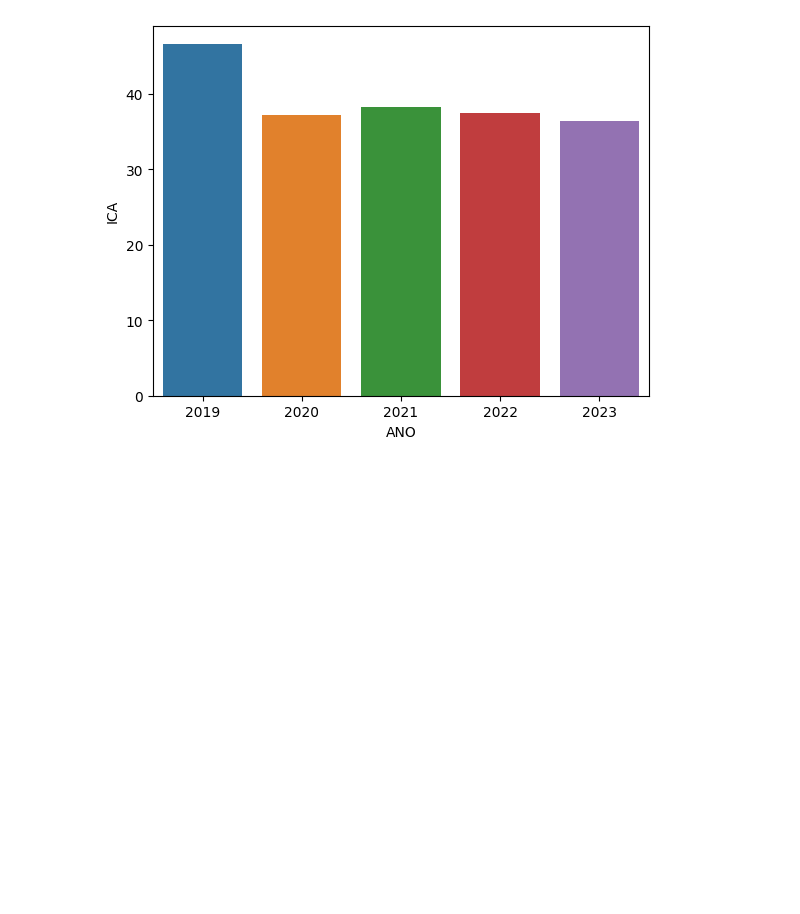
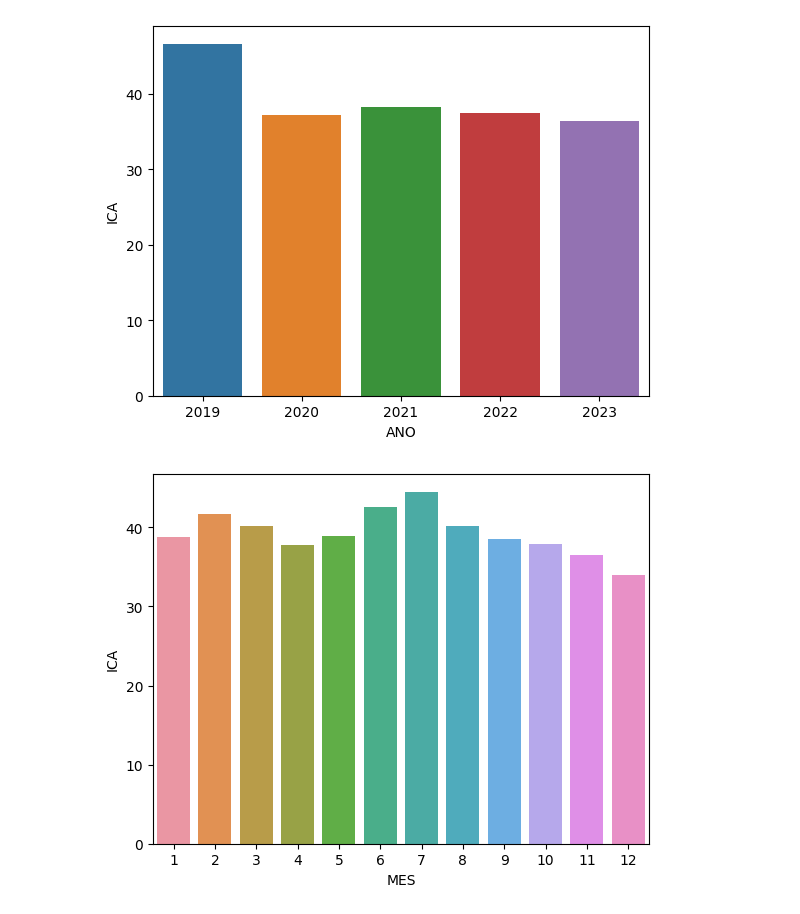
Before and after one commit to EmmaMontalban/grupo1_analisis, a Jupyter notebook: notebooks/5.Analisis_bivariante.ipynb, the cells around one changed output. Cells and saved outputs as stored; diff of their text form; code cells hidden in the pictures; blank space fills up the shorter version.

```diff
--- a/notebooks/5.Analisis_bivariante.ipynb
+++ b/notebooks/5.Analisis_bivariante.ipynb
@@ -37,3 +55,8 @@ df_ica_ano = df1.groupby('ANO')['ICA'].mean().reset_index()
 ax = sns.barplot(data=df_ica_ano, x='ANO', y='ICA')
 # %% [output]
 [figure]
+# %%
+df_ica_ano = df1.groupby('MES')['ICA'].mean().reset_index()
+ax = sns.barplot(data=df_ica_ano, x='MES', y='ICA')
+# %% [output]
+[figure, added]
```
Also changed, not shown: parts of 9 cells of this notebook.
